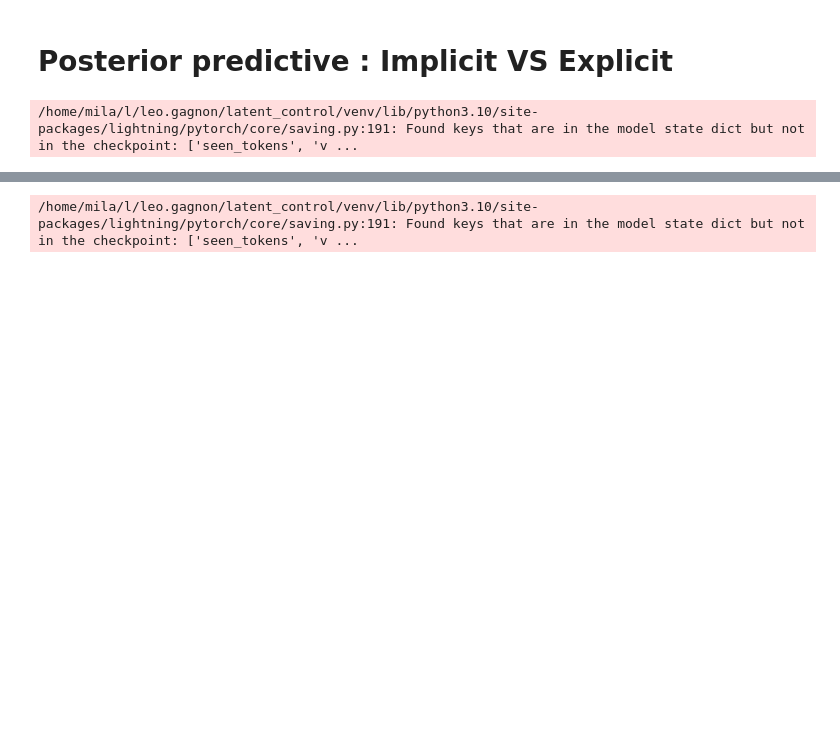
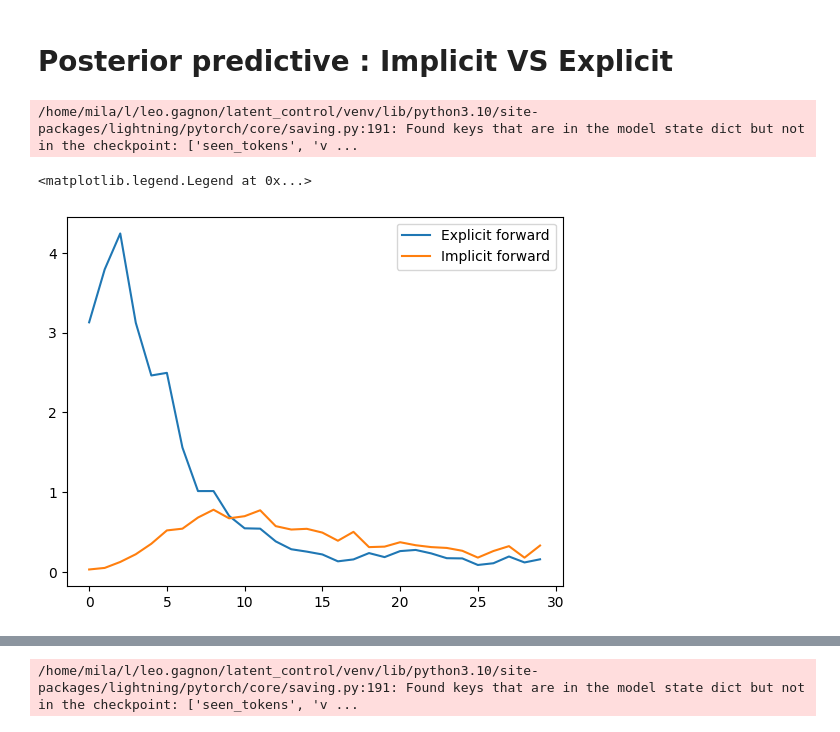
Before and after one commit to leogagnon/latent_control, a Jupyter notebook: notebooks/diffusion.ipynb, the cells around one changed output, grey strips where cells are left out. Saved outputs shown, nothing was run; the diff lists cells and outputs as text; code cells hidden in the pictures; blank space fills up the shorter version.

```diff
--- a/notebooks/diffusion.ipynb
+++ b/notebooks/diffusion.ipynb
@@ -158,6 +156,7 @@ implicit_task = MetaLearningTask.load_from_checkpoint(
 e_pred = []
 i_pred = []
 o_pred = []
+seqs = []
 
 for j in tqdm(range(30)):
     explicit_pred = torch.zeros(MAX_LEN, 50)
@@ -196,11 +195,12 @@ for j in tqdm(range(30)):
         )["post_pred"][1:]
     ]
 
-    o_pred += [
+    i_pred += [
         torch.nn.functional.softmax(
             implicit_task.model(cond_input_ids)[0, :, :50], dim=-1
         )
     ]
+    seqs += [cond_input_ids[0]]
 # %%
 e_pred = torch.stack(e_pred)
 # %%
@@ -216,3 +216,14 @@ implicit_kl_ = jax.vmap(jax.vmap(rel_entr))(jax.device_put(t2j(i_pred), o_pred_.
+# %%
+#plt.plot((explicit_kl_ + explicit_kl)/2, label='Explicit')
+#plt.plot(explicit_kl_ , label='Explicit backward')
+plt.plot(explicit_kl , label='Explicit forward')
+#plt.plot((implicit_kl_ + implicit_kl)/2, label='Implicit')
+#plt.plot(implicit_kl_, label='Implicit backward')
+plt.plot(implicit_kl, label='Implicit forward')
+plt.legend()
+# %% [output]
+<matplotlib.legend.Legend at 0x...>
+[figure, added]
 # %%
 plt.plot((explicit_kl_ + explicit_kl)/2, label='Explicit')
 plt.plot((implicit_kl_ + implicit_kl)/2, label='Implicit')
```
Also changed, not shown: parts of 11 cells of this notebook.
